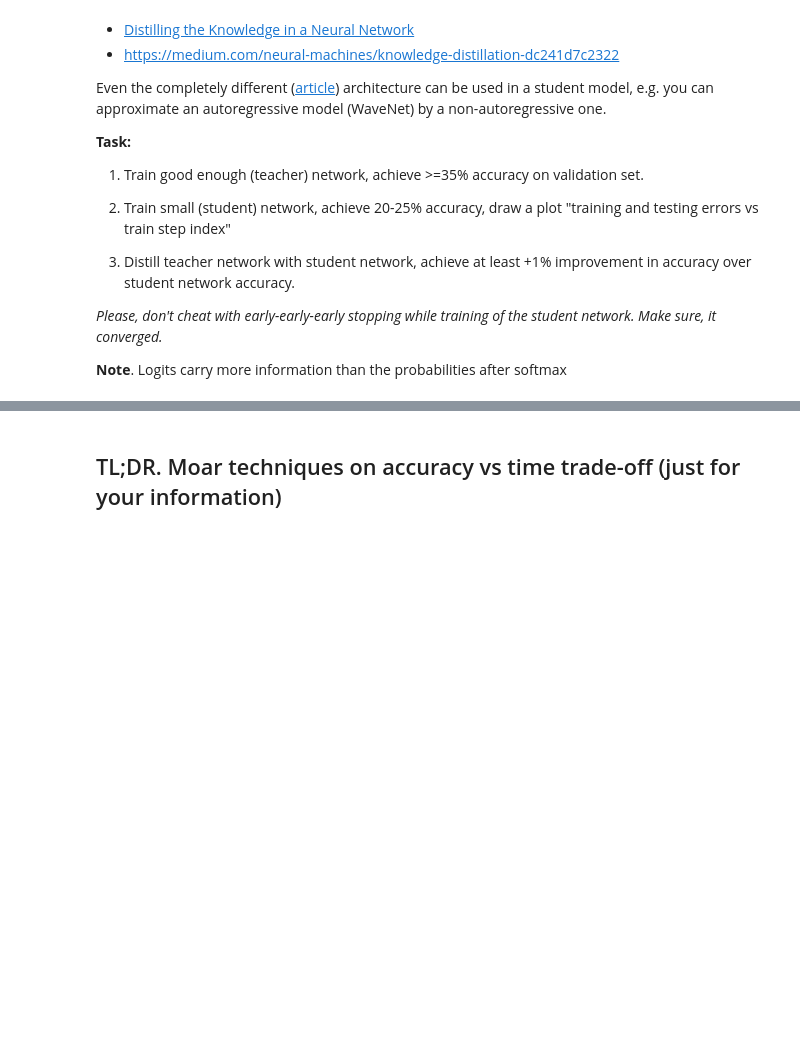
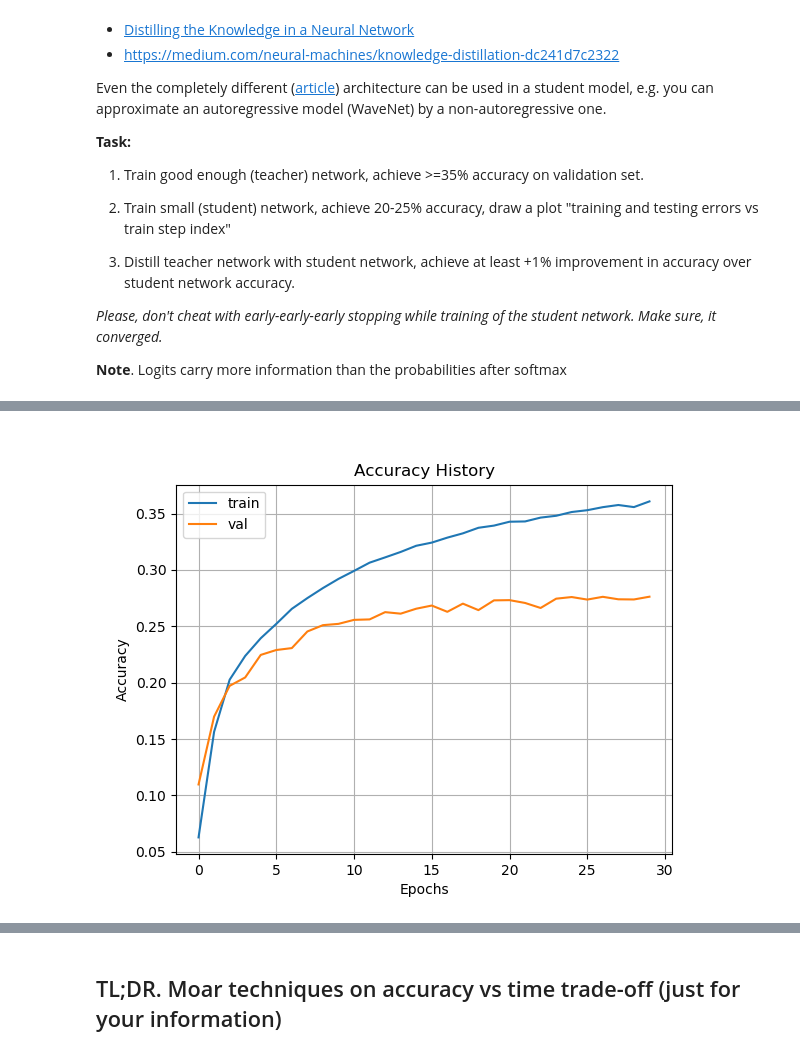
Before and after one commit to svl96/Practical_DL, a Jupyter notebook: homework02/homework_advanced.ipynb, the cells around one changed output, grey strips where cells are left out. Saved outputs shown, nothing was run; the diff lists cells and outputs as text; code cells hidden in the pictures; blank space fills up the shorter version.

```diff
--- a/homework02/homework_advanced.ipynb
+++ b/homework02/homework_advanced.ipynb
@@ -303,0 +306,5 @@ Peak memory usage by Pytorch tensors: 628.61 Mb
+# %%
+from IPython.display import Image
+Image(filename='plots\\acc_hist_2020-03-10 02.11.17.png', height=10)
+# %% [output]
+[figure, added]
```
Also changed, not shown: parts of 16 cells of this notebook.
